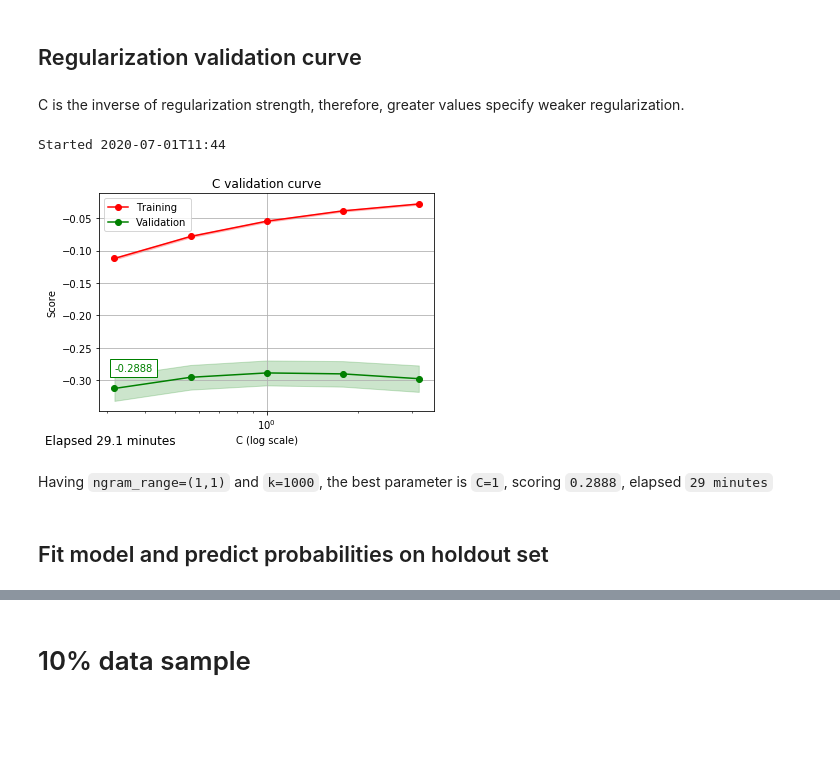
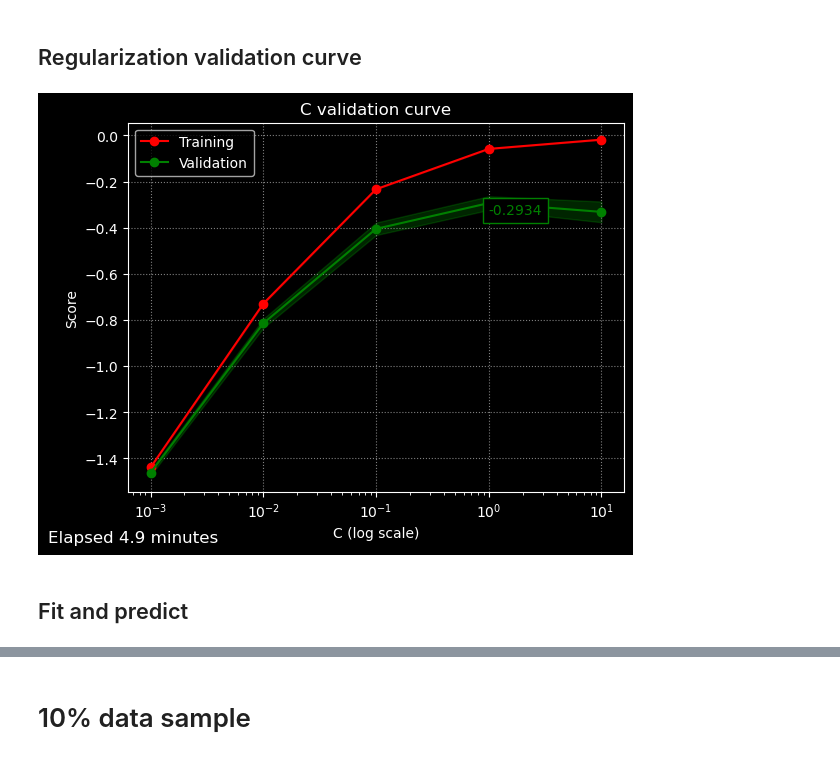
Before and after one commit to mauriciocramos/school-budgets, a Jupyter notebook: notebooks/3-Model development.ipynb, the cells around one changed output, grey strips where cells are left out. Saved outputs shown, nothing was run; the diff lists cells and outputs as text; code cells hidden in the pictures; blank space fills up the shorter version.

Commit message:
improving models

```diff
--- a/notebooks/3-Model development.ipynb
+++ b/notebooks/3-Model development.ipynb
@@ -243,3 +246,13 @@ Because of this characteristics, alghorithms such as Naive Bayes can't be used:
 Other alghorithms were much slow hence it's limited to `LogisticRegression`.  This limitation is expected to be removed in a future version.
 
 The train sizes is a sligthly variation of the [default](https://scikit-learn.org/stable/modules/generated/sklearn.model_selection.learning_curve.html#sklearn.model_selection.learning_curve) `np.linspace(0.1, 1.0, 5)` to keep evenly spaced intervals.
+# %%
+classifiers = [OneVsRestClassifier(LogisticRegression(C=1.0, random_state=1, solver='liblinear', max_iter=100, n_jobs=None, verbose=0), n_jobs=None, verbose=0),
+               #OneVsRestClassifier(DummyClassifier(strategy='uniform', random_state=1), n_jobs=None, verbose=0)
+               # OneVsRestClassifier(SVC(probability=True)),
+               # OneVsRestClassifier(XGBClassifier()),
+               # OneVsRestClassifier(RandomForestClassifier()),
+               # OneVsRestClassifier(KNeighborsClassifier())
+              ]
+for c in classifiers:
+    print(' '.join(repr(c).split()))
@@ -341,15 +371,0 @@ parameter_grid
-# %%
-for parameter in parameter_grid:
-    pl.set_params(**parameter)
-    # plot_learning_curve(estimator=pl,
-    #                     title=', '.join([k.split('__')[-1]+'='+str(v) for k,v in parameter.items()]),
-    #                     X=sampling[FEATURES],
-    #                     y=dummy_labels,
-    #                     cv=5,
-    #                     n_jobs=-1,
-    #                     scoring=multi_multi_log_loss_scorer,
-    #                     train_sizes=train_sizes,
-    #                     #verbose=11
-    #                    )
-    # plt.show()
-    pl.fit(sampling[FEATURES], dummy_labels)
@@ -472,0 +372,7 @@ The best parameter set is `k=1000` and `ngram_range=(1,1)`
+# %%
+parameter_grid = build_parameter_grid(classifiers=classifiers,
+                                      # k=k_space(start=np.sqrt(vocabulary_size), stop=vocabulary_size),
+                                      # k=(np.linspace(.2, 1, 5) * vocabulary_size).astype(int),
+                                      k=np.linspace(762, 804, 5).astype(int)
+                                     )
+multi_plot_learning_curves(baseline_pl, parameter_grid, X=sampling[FEATURES], y=dummy_labels, n_jobs=14, verbose=0)
@@ -473,22 +385,17 @@ The best parameter set is `k=1000` and `ngram_range=(1,1)`
 # %% [markdown]
 ## Regularization validation curve
-# %% [markdown]
-C is the inverse of regularization strength, therefore, greater values specify weaker regularization.
 # %%
-pl.set_params(union__text_features__vectorizer__ngram_range = (1,1),
-              union__text_features__reducer__k = 1000)
+cloned_pl=clone(baseline_pl)
+cloned_pl.set_params(union__text_features__reducer__k = 772)
 param_name='classifier__estimator__C'
-param_range = np.logspace(-0.5, 0.5, 5)  # [0.31622777, 0.56234133, 1, 1.77827941, 3.16227766]
+param_range = np.logspace(np.log10(0.001), np.log10(10), 5)
 param_label = 'C'
-plot_validation_curve(pl, sampling[FEATURES], dummy_labels, param_name, param_range, param_label,
-                      cv=5, scoring=multi_multi_log_loss_scorer, n_jobs=-1, #verbose=11,
-                      xscale='log')
+plot_validation_curve(cloned_pl, sampling[FEATURES], dummy_labels, param_name, param_range, param_label,
+                      cv=5, scoring=multi_multi_log_loss_scorer, n_jobs=14
+                     )
 plt.show()
 # %% [output]
-Started 2020-07-01T11:44
-[figure, old version]
+[figure, new version]
-# %% [markdown]
-Having `ngram_range=(1,1)` and `k=1000`, the best parameter is `C=1`, scoring `0.2888`, elapsed `29 minutes`
 # %% [markdown]
-## Fit model and predict probabilities on holdout set
+## Fit and predict
 # %%
```
Also changed, not shown: parts of 141 cells of this notebook, 2 other files.
